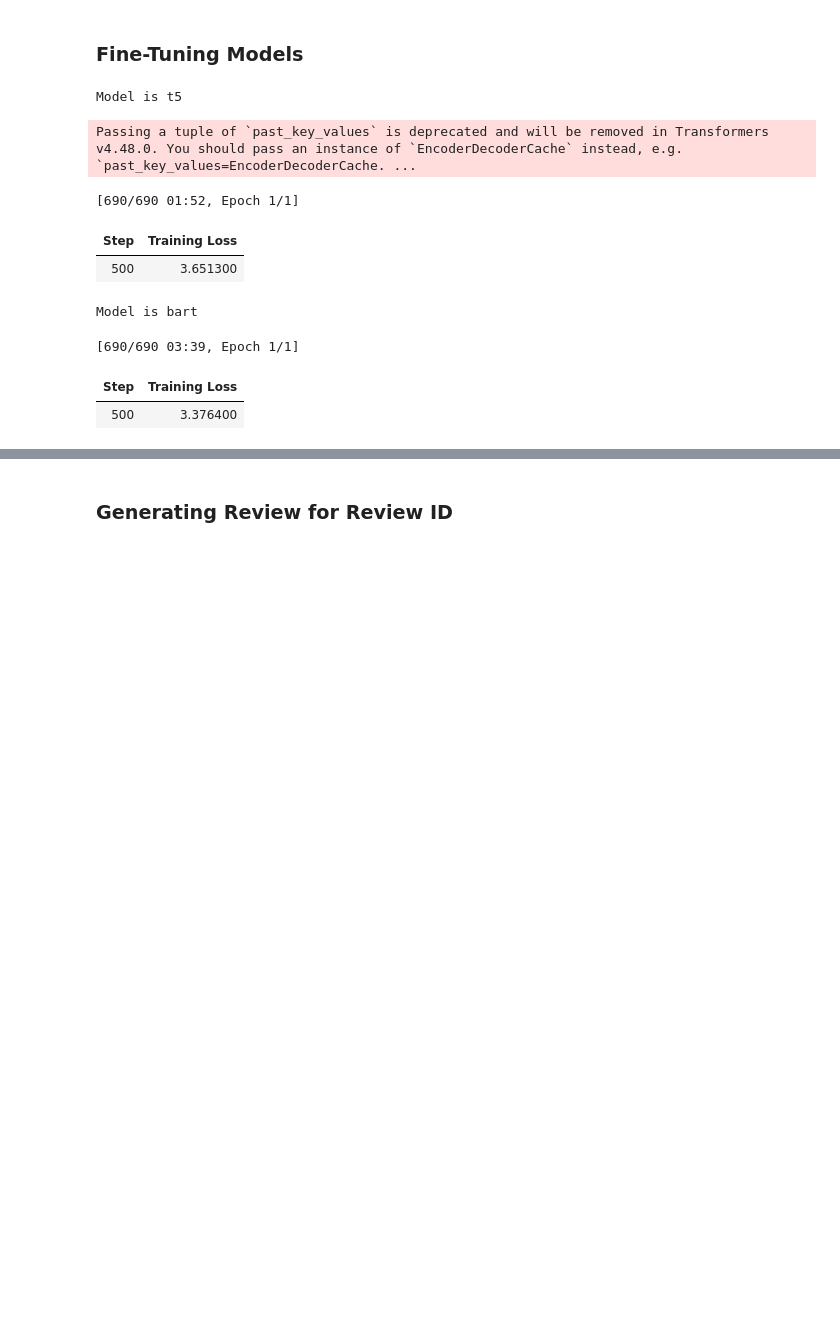
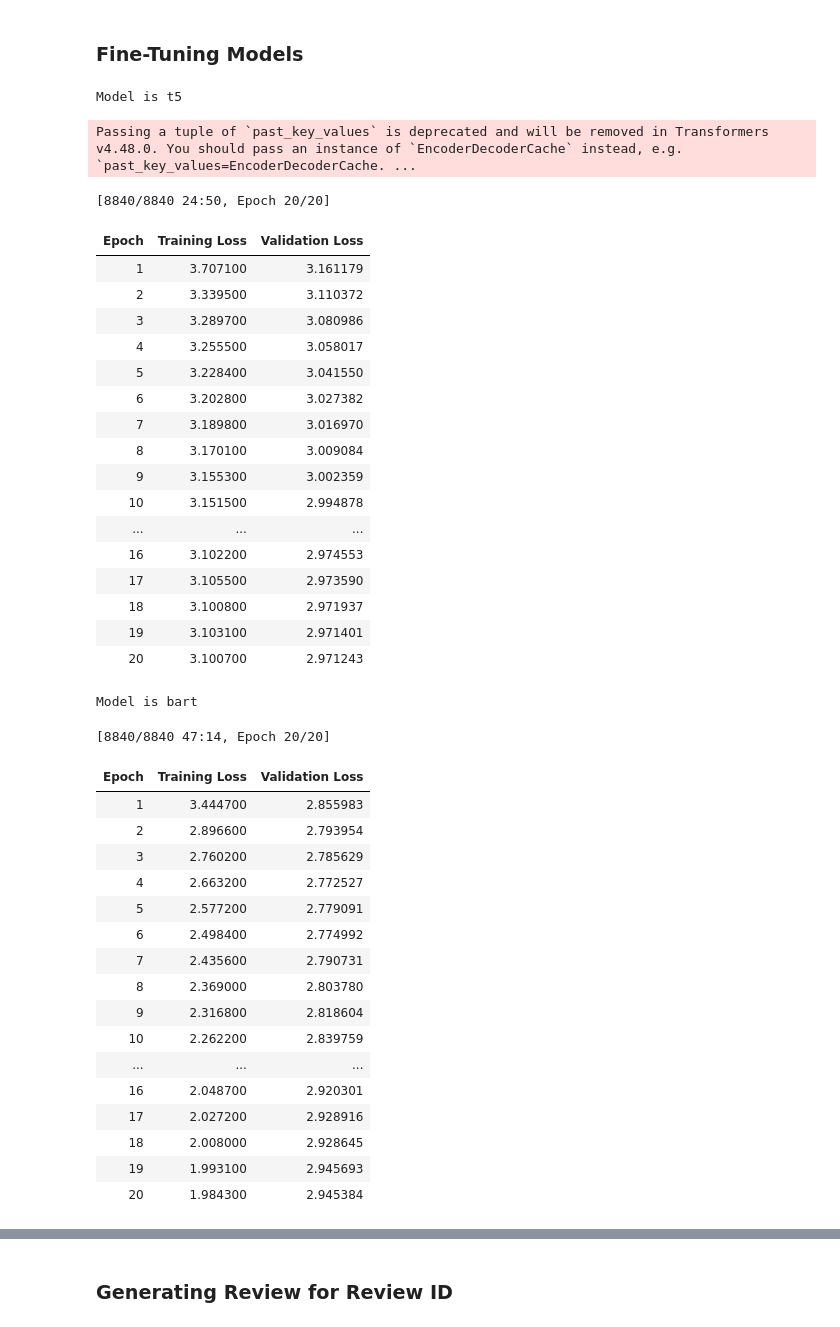
Before and after one commit to CHamilton0/COMP-SCI-7417-Applied-Natural-Language-Processing, a Jupyter notebook: Assignment2/ANLP_2025_S1_assignment2_a1766121_christopher_hamilton.ipynb, the cells around one changed output, grey strips where cells are left out. Cells and saved outputs as stored; diff of their text form; code cells hidden in the pictures; blank space fills up the shorter version.

```diff
--- a/Assignment2/ANLP_2025_S1_assignment2_a1766121_christopher_hamilton.ipynb
+++ b/Assignment2/ANLP_2025_S1_assignment2_a1766121_christopher_hamilton.ipynb
@@ -325 +280,17 @@ plt.show()
+# %%
+# Balance the training data by undersampling
+def balance_data_undersample(df):
+    # Find the minimum overall rating count
+    min_count = df['ratings.overall'].value_counts().min()
+    balanced_df = pd.DataFrame()
+
+    for rating in range(1, 5):
+        # Get a dataframe with all the data for this rating
+        rating_df = df[df['ratings.overall'] == rating]
+        # Add a sample of the smallest size for this rating
+        balanced_df = pd.concat([balanced_df, rating_df.sample(min_count, replace=False)])
+
+    return balanced_df
+
+balanced_train_df = balance_data_undersample(train_df)
 # %%
@@ -512,6 +484,9 @@ def evaluate_model(model, tokeniser):
 
     for example in test_dataset.select(range(100)):  # TODO: Select 100 rows for testing
         generated_review = generate_review(example["ratings"], model, tokeniser)
+
+        if len(generated_review) == 0:
+            continue
 
         generated_reviews.append(generated_review)
         reference_reviews.append(example["review_text"])
@@ -650,27 +625,68 @@ trained_models = {}
 # %%
 for model_definition in models:
     print(f"Model is {model_definition['name']}")
 
     model = model_definition['model']
     tokeniser = model_definition['tokeniser']
 
-    tokenised = dataset.map(lambda batch: preprocess(tokeniser, batch), batched=True)
-    training_args = TrainingArguments(output_dir='./results', per_device_train_batch_size=8, num_train_epochs=1)
+    split = dataset.train_test_split(test_size=0.2)
+    train_dataset = split['train']
+    validation_dataset = split['test']
 
-    trainer = Trainer(model=model, args=training_args, train_dataset=tokenised)
+    tokenised_train = train_dataset.map(lambda batch: preprocess(tokeniser, batch), batched=True)
+    tokenised_val = validation_dataset.map(lambda batch: preprocess(tokeniser, batch), batched=True)
+    training_args = TrainingArguments(
+        per_device_train_batch_size=8,
+        per_device_eval_batch_size=8,
+        num_train_epochs=20,
+        logging_strategy="epoch",
+        eval_strategy="epoch",
+    )
+
+    trainer = Trainer(model=model, args=training_args, train_dataset=tokenised_train, eval_dataset=tokenised_val)
     trainer.train()
 
     trained_models[model_definition['name']] = {'model': model, 'tokeniser': tokeniser}
 # %% [output]
 Model is t5
 Passing a tuple of `past_key_values` is deprecated and will be removed in Transformers v4.48.0. You should pass an instance of `EncoderDecoderCache` instead, e.g. `past_key_values=EncoderDecoderCache. ...
-[690/690 01:52, Epoch 1/1]
+[8840/8840 24:50, Epoch 20/20]
-| Step | Training Loss |
-| 500 | 3.651300 |
+| Epoch | Training Loss | Validation Loss |
+| 1 | 3.707100 | 3.161179 |
+| 2 | 3.339500 | 3.110372 |
+| 3 | 3.289700 | 3.080986 |
+| 4 | 3.255500 | 3.058017 |
+| 5 | 3.228400 | 3.041550 |
+| 6 | 3.202800 | 3.027382 |
+| 7 | 3.189800 | 3.016970 |
+| 8 | 3.170100 | 3.009084 |
+| 9 | 3.155300 | 3.002359 |
+| 10 | 3.151500 | 2.994878 |
+| ... | ... | ... |
+| 16 | 3.102200 | 2.974553 |
+| 17 | 3.105500 | 2.973590 |
+| 18 | 3.100800 | 2.971937 |
+| 19 | 3.103100 | 2.971401 |
+| 20 | 3.100700 | 2.971243 |
 Model is bart
-[690/690 03:39, Epoch 1/1]
+[8840/8840 47:14, Epoch 20/20]
-| Step | Training Loss |
-| 500 | 3.376400 |
+| Epoch | Training Loss | Validation Loss |
+| 1 | 3.444700 | 2.855983 |
+| 2 | 2.896600 | 2.793954 |
+| 3 | 2.760200 | 2.785629 |
+| 4 | 2.663200 | 2.772527 |
+| 5 | 2.577200 | 2.779091 |
+| 6 | 2.498400 | 2.774992 |
+| 7 | 2.435600 | 2.790731 |
+| 8 | 2.369000 | 2.803780 |
+| 9 | 2.316800 | 2.818604 |
+| 10 | 2.262200 | 2.839759 |
+| ... | ... | ... |
+| 16 | 2.048700 | 2.920301 |
+| 17 | 2.027200 | 2.928916 |
+| 18 | 2.008000 | 2.928645 |
+| 19 | 1.993100 | 2.945693 |
+| 20 | 1.984300 | 2.945384 |
 # %%
 for model in trained_models:
     print(f"Evaluating {model}")
```
Also changed, not shown: parts of 13 cells of this notebook.
